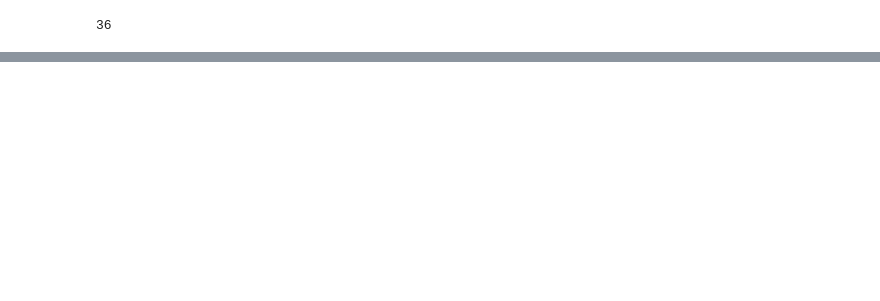
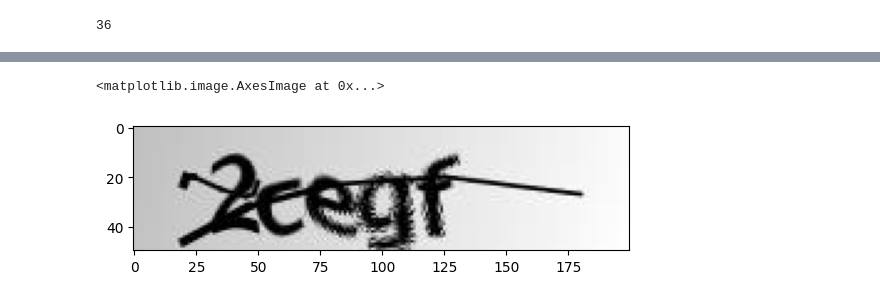
Before and after one commit to june6423/Lab-2023, a Jupyter notebook: captcha.ipynb, the cells around one changed output, grey strips where cells are left out. Saved outputs shown, nothing was run; the diff lists cells and outputs as text; code cells hidden in the pictures; blank space fills up the shorter version.

```diff
--- a/captcha.ipynb
+++ b/captcha.ipynb
@@ -60,13 +60,13 @@ def create_model():
     return model
 # %%
 def preprocess_data():
-    n_samples = len(os.listdir('../input/captcha-version-2-images/samples/samples'))
+    n_samples = len(os.listdir('./samples'))
     X = np.zeros((n_samples, 50, 200, 1)) #1070*50*200
     y = np.zeros((5, n_samples, num_symbols)) #5*1070*36
 
-    for i, pic in enumerate(os.listdir('../input/captcha-version-2-images/samples/samples')):
+    for i, pic in enumerate(os.listdir('./samples')):
         # Read image as grayscale
-        img = cv2.imread(os.path.join('../input/captcha-version-2-images/samples/samples', pic), cv2.IMREAD_GRAYSCALE)
+        img = cv2.imread(os.path.join('./samples', pic), cv2.IMREAD_GRAYSCALE)
         pic_target = pic[:-4]
         if len(pic_target) < 6:
             # Scale and reshape image
@@ -90,0 +89,3 @@ FileNotFoundError: [WinError 3] 지정된 경로를 찾을 수 없습니다: '..
+# %%
+model=create_model()
+model.summary()
@@ -90,0 +110,2 @@ FileNotFoundError: [WinError 3] 지정된 경로를 찾을 수 없습니다: '..
+# %%
+hist = model.fit(X_train, [y_train[0], y_train[1], y_train[2], y_train[3], y_train[4]], batch_size=32, epochs=30,verbose=1, validation_split=0.2)
@@ -90,0 +130,19 @@ FileNotFoundError: [WinError 3] 지정된 경로를 찾을 수 없습니다: '..
+# %%
+def predict(filepath):
+    img = cv2.imread(filepath, cv2.IMREAD_GRAYSCALE)
+    if img is not None:
+        img = img / 255.0
+    else:
+        print("Not detected")
+    res = np.array(model.predict(img[np.newaxis, :, :, np.newaxis]))
+    ans = np.reshape(res, (5, 36))
+    l_ind = []
+    probs = []
+    for a in ans:
+        l_ind.append(np.argmax(a))
+        #probs.append(np.max(a))
+
+    capt = ''
+    for l in l_ind:
+        capt += symbols[l]
+    return capt#, sum(probs) / 5
@@ -90,0 +175,9 @@ FileNotFoundError: [WinError 3] 지정된 경로를 찾을 수 없습니다: '..
+# %%
+%matplotlib inline
+import matplotlib.pyplot as plt
+img=cv2.imread('./samples/2cegf.png',cv2.IMREAD_GRAYSCALE)
+plt.imshow(img, cmap=plt.get_cmap('gray'))
+print("Predicted Captcha =",predict('./samples/2cegf.png'))
+# %% [output]
+<matplotlib.image.AxesImage at 0x...>
+[figure, added]
```
Also changed, not shown: parts of 6 cells of this notebook.
